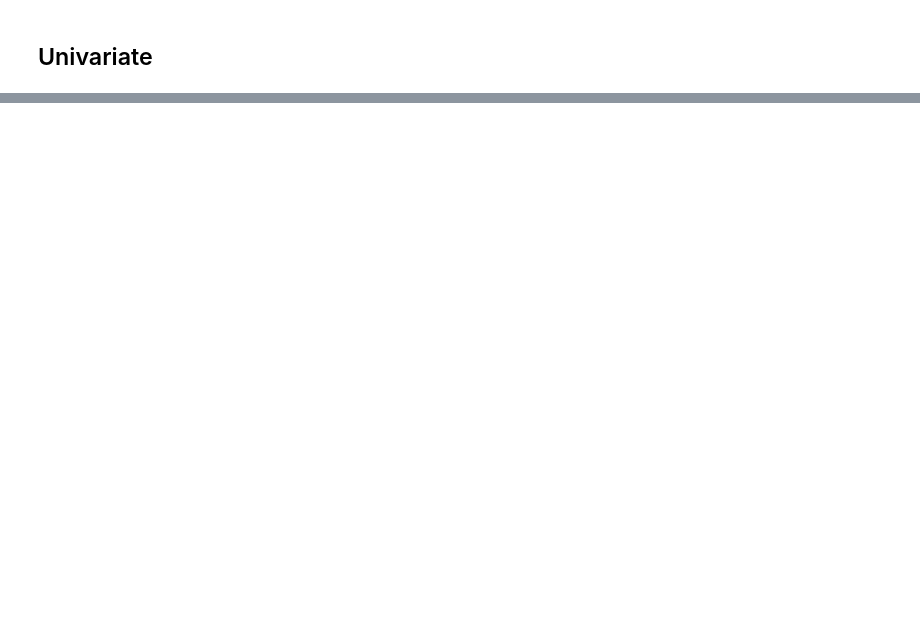
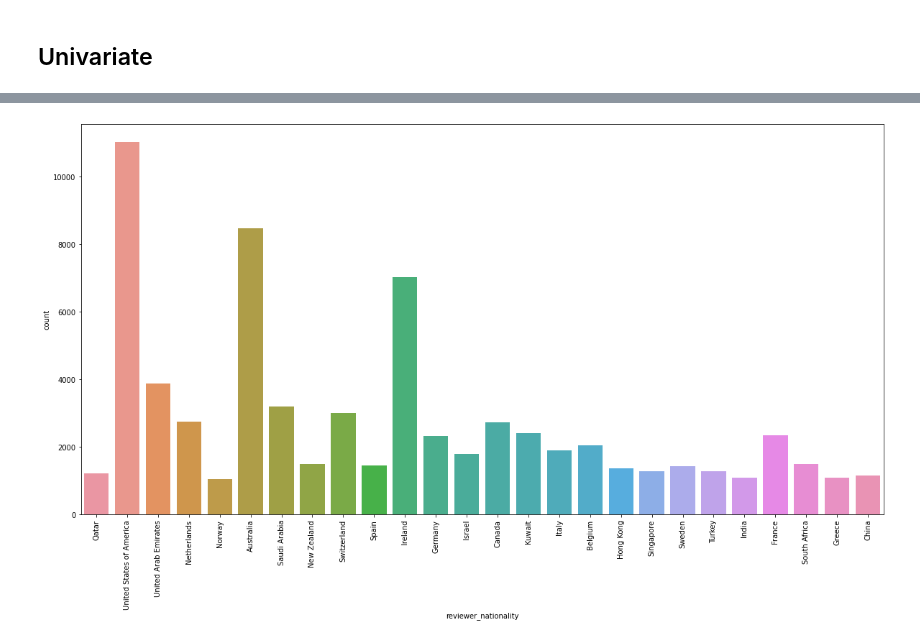
Before and after one commit to InPersonAnalysis/customer_review_capston, a Jupyter notebook: Mathias_Explore.ipynb, the cells around one changed output, grey strips where cells are left out. Saved outputs shown, nothing was run; the diff lists cells and outputs as text; code cells hidden in the pictures; blank space fills up the shorter version.

```diff
--- a/Mathias_Explore.ipynb
+++ b/Mathias_Explore.ipynb
@@ -334,0 +337,8 @@ hotel.negative_review[2]
+# %%
+london['district'] = [re.match(r'\D\D?', zcode)[0] for zcode in london.zip_code]
+# %%
+london.nights_stayed = pd.to_numeric(london.nights_stayed)
+# %%
+london.reviewer_nationality = [rnat.strip() for rnat in london.reviewer_nationality]
+# %%
+london = london.merge(country_continent, how='left', left_on='reviewer_nationality', right_on='country')
@@ -336,0 +380,7 @@ hotel.negative_review[2]
+# %%
+thousand_reviews = london.reviewer_nationality.value_counts()[london.reviewer_nationality.value_counts() > 1000].index[1:]
+thousand_reviews_data = london.reviewer_nationality[london.reviewer_nationality.isin(thousand_reviews)]
+ax = sns.countplot(thousand_reviews_data)
+ax = plt.xticks(rotation=90)
+# %% [output]
+[figure, added]
```
Also changed, not shown: parts of 91 cells of this notebook, 1 other file.
